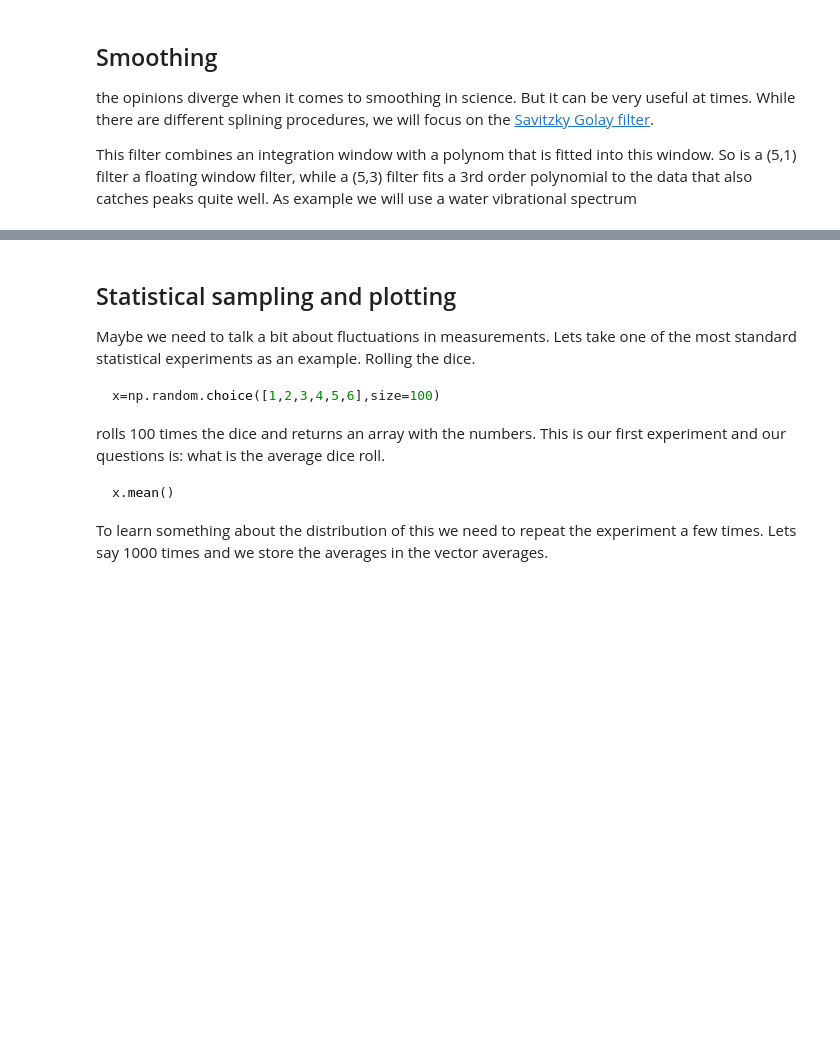
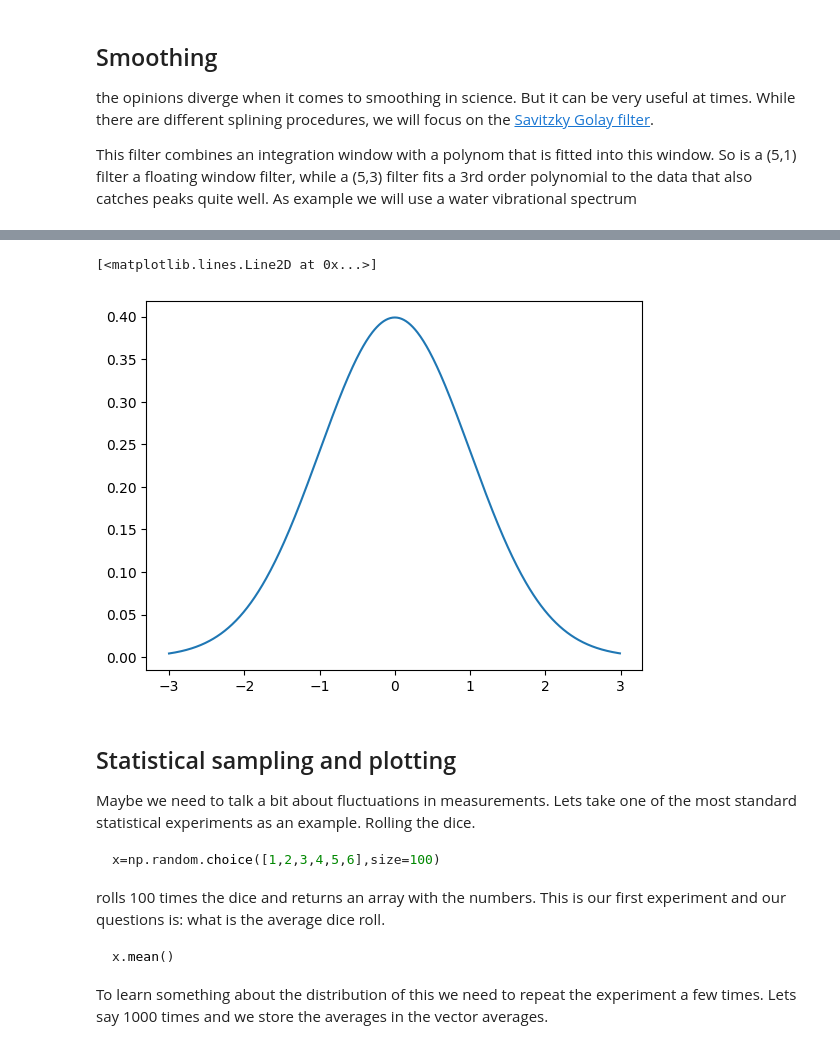
Before and after one commit to luchem/KEMM30, a Jupyter notebook: lectures/09-plotting.ipynb, the cells around one changed output, grey strips where cells are left out. Saved outputs shown, nothing was run; the diff lists cells and outputs as text; code cells hidden in the pictures; blank space fills up the shorter version.

Commit message:
added gaussian to plotting

```diff
--- a/lectures/09-plotting.ipynb
+++ b/lectures/09-plotting.ipynb
@@ -213,3 +241,16 @@ ax.plot(x,savgol_filter(y,5,3))
+# %%
+def gauss(x,mu=0,sigma=1):
+    prefactor=1/np.sqrt(2*np.pi*(sigma**2))
+    e_function=np.exp((-0.5/sigma**2)*(np.subtract(x,mu))**2)
+    return prefactor*e_function
+
+plt.close('all')
+fig,ax=plt.subplots()
+x=np.arange(-3,3,0.01)
+ax.plot(x,gauss(x))
+# %% [output]
+[<matplotlib.lines.Line2D at 0x...>]
+[figure, added]
 # %% [markdown]
 ## Statistical sampling and plotting
 
```
Also changed, not shown: parts of 13 cells of this notebook.
